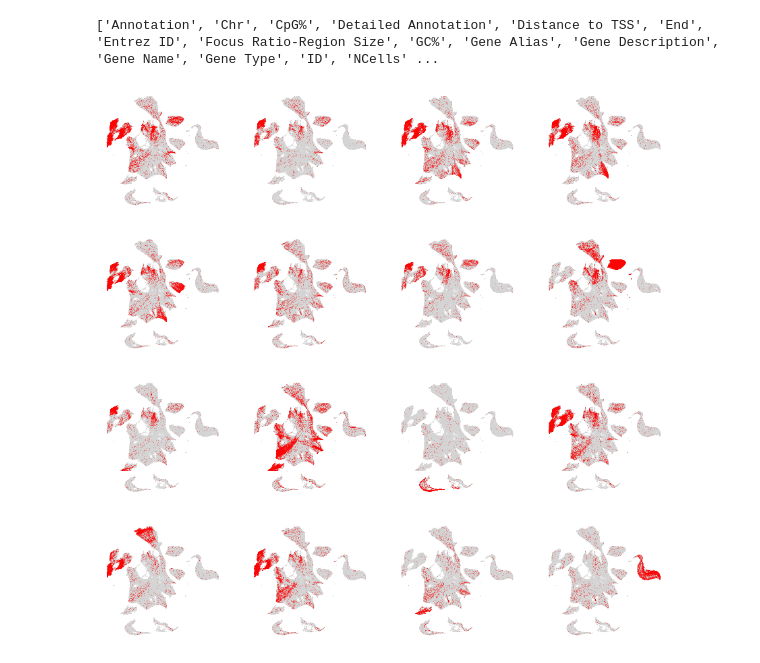
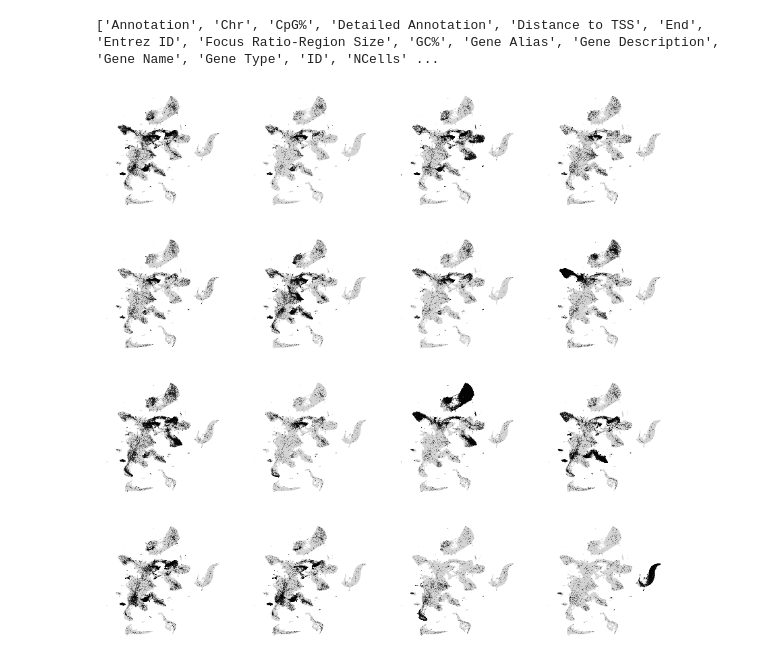
Before and after one commit to linnarsson-lab/chromograph, a Jupyter notebook: notebooks/Enhancers_VISTA.ipynb, the cells around one changed output. Cells and saved outputs as stored; diff of their text form; code cells hidden in the pictures.

```diff
--- a/notebooks/Enhancers_VISTA.ipynb
+++ b/notebooks/Enhancers_VISTA.ipynb
@@ -108,0 +147,7 @@ with loompy.connect('/proj/DEV_ATAC/Build_20211016/All/All_peaks.loom') as ds:
+# %%
+enh = BedTool('/datb/sl/camiel/scATAC/ref/Vista_enhancers_hg38.bed')
+
+with loompy.connect('/proj/DEV_ATAC/Build_20220328_samplecor/All/All_peaks.loom') as ds:
+    peaks = BedTool([[c, s, e, ID] for c, s, e, ID in zip(ds.ra.Chr, ds.ra.Start, ds.ra.End, ds.ra.ID)])
+    present = enh.intersect(peaks, u=True)
+    print(f'{present.count()} / {enh.count()}, {(present.count()/enh.count())*100}%')
@@ -108,0 +156,19 @@ with loompy.connect('/proj/DEV_ATAC/Build_20211016/All/All_peaks.loom') as ds:
+# %%
+clusters = [125, 140, 65, 48]
+fig, ax = plt.subplots(1, len(clusters), figsize=(6*len(clusters),6))
+
+with loompy.connect('/proj/DEV_ATAC/Build_20220328_samplecor/All/All_peaks.loom') as ds:
+    with loompy.connect('/proj/DEV_ATAC/Build_20220328_samplecor/All/All_peaks.agg.loom') as dsagg:
+#         enh = BedTool('/data/ref/cellranger-atac/refdata-cellranger-atac-GRCh38-1.2.0/regions/enhancer.bed')
+#         peaks = BedTool([[c, s, e, ID] for c, s, e, ID in zip(ds.ra.Chr, ds.ra.Start, ds.ra.End, ds.ra.ID)])
+        for i, c in enumerate(clusters):
+            enh = np.where(ds.ra.enhancer)[0]
+            r = dsagg['residuals'][:,c][enh]
+            m = enh[np.argmax(r)]
+
+            v = ds[m,:].flatten()
+            ax[i].scatter(ds.ca[emb][:,0], ds.ca[emb][:,1], s=1, lw=0, marker=',', c='lightgrey')
+            ax[i].scatter(ds.ca[emb][v>0,0], ds.ca[emb][v>0,1], s=1, lw=0, marker=',', c=v[v>0], cmap ='viridis')
+            ax[i].set_aspect('equal')
+            ax[i].axis('off')
+plt.savefig('/home/camiel/misc/other_enhancers.png', dpi=300, bbox_inches='tight')
@@ -126,7 +194,7 @@ BedTool(enhancers).saveas('/datb/sl/camiel/scATAC/ref/Vista_enhancers_CNS.bed')
 <BedTool(/datb/sl/camiel/scATAC/ref/Vista_enhancers_CNS.bed)>
 # %%
 bd1 = BedTool('/datb/sl/camiel/scATAC/ref/Vista_enhancers_hg38.bed')
-peaks = BedTool('/proj/DEV_ATAC/Build_20220318/All/peaks/Compounded_peaks.bed')
+peaks = BedTool('/proj/DEV_ATAC/Build_20220328_samplecor/All/peaks/Compounded_peaks.bed')
 overlap = bd1.intersect(peaks, u=True)
 
 logging.info(f'Total peaks: {peaks.count()}, enhancers: {bd1.count()}, overlap: {overlap.count()}')
@@ -135,7 +203,7 @@ logging.info(f'Total peaks: {peaks.count()}, enhancers: {bd1.count()}, overlap:
 # %%
 enh = BedTool('/datb/sl/camiel/scATAC/ref/Vista_enhancers_hg38.bed')
-peaks = BedTool('/proj/DEV_ATAC/Build_20220318/All/peaks/Compounded_peaks.bed')
-with loompy.connect('/proj/DEV_ATAC/Build_20220318/All/All_peaks.agg.loom') as ds:
+peaks = BedTool('/proj/DEV_ATAC/Build_20220328_samplecor/All/peaks/Compounded_peaks.bed')
+with loompy.connect('/proj/DEV_ATAC/Build_20220328_samplecor/All/All_peaks.agg.loom') as ds:
     print(ds.ra.keys())
     overlap = enh.intersect(peaks, wb=True, wa=True)
     pos = []
@@ -154,12 +222,12 @@ valid = pos[residuals>=q]
 # %%
 fig, ax = plt.subplots(4,4, figsize=(15,15))
 ax = ax.flatten()
 
-with loompy.connect('/proj/DEV_ATAC/Build_20220318/All/All_peaks.loom') as ds:
+with loompy.connect('/proj/DEV_ATAC/Build_20220328_samplecor/All/All_peaks.loom') as ds:
     for i, p in enumerate(valid.flatten()):
         x = np.where(ds[p,:])[0]
         ax[i].scatter(ds.ca.UMAP[:,0], ds.ca.UMAP[:,1], lw=0, s=1, marker='.', c='lightgray')
         ax[i].scatter(ds.ca.UMAP[x,0], ds.ca.UMAP[x,1], lw=0, s=1, marker='.', c='black')
         ax[i].axis('off')
 # %% [output]
-[figure, old version]
+[figure, new version]
```
Also changed, not shown: parts of 4 cells of this notebook, 42 other files.
